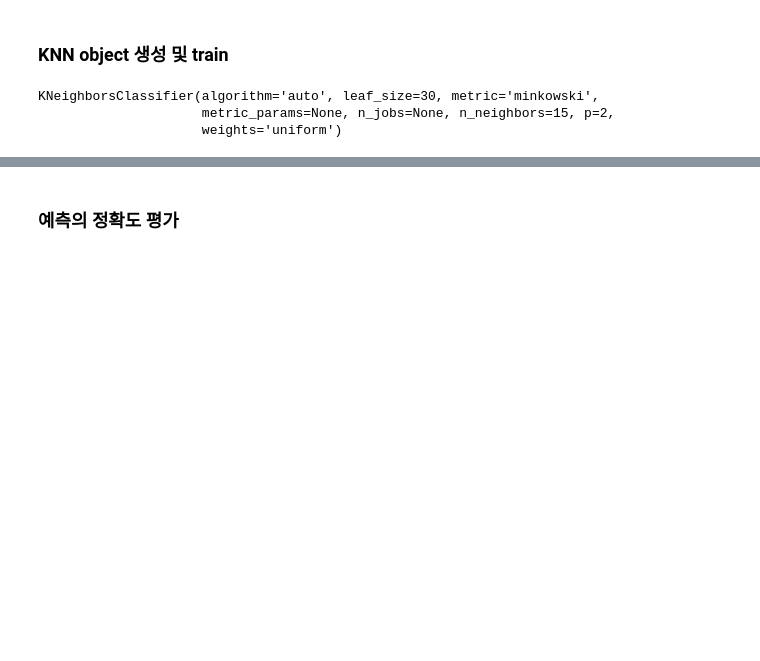
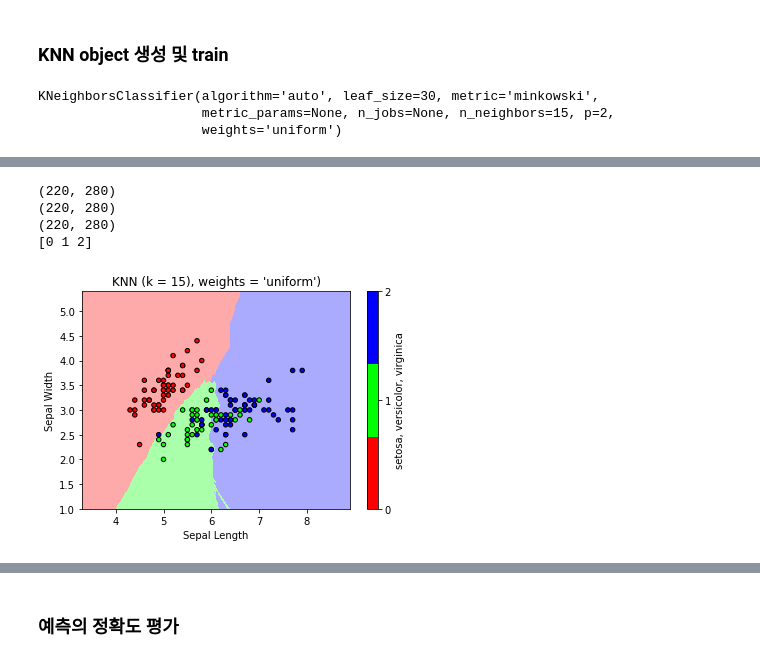
Before and after one commit to ironmanciti/MachineLearningBasic, a Jupyter notebook: 030.KNN.ipynb, the cells around one changed output, grey strips where cells are left out. Drawn from its saved outputs; the diff is of its cells as text; code cells hidden in the pictures; blank space fills up the shorter version.

Commit message:
visual

```diff
--- a/030.KNN.ipynb
+++ b/030.KNN.ipynb
@@ -80,3 +89,43 @@ array([[15,  0,  0],
+# %%
+import matplotlib.pyplot as plt
+%matplotlib inline
+from matplotlib.colors import ListedColormap
+
+x1_min, x1_max = X[:, 0].min() - 1, X[:, 0].max() + 1       # petal 의 최소, 최대값
+x2_min, x2_max = X[:, 1].min() - 1, X[:, 1].max() + 1       # sepal 의 최소, 최대값
+
+X1, X2 = np.meshgrid(np.arange(x1_min, x1_max, 0.02), np.arange(x2_min, x2_max, 0.02))
+XX = np.column_stack([X1.ravel(), X2.ravel()])
+y_pred = clf.predict(XX)
+y_pred = y_pred.reshape(X1.shape)
+# %%
+print(X1.shape)
+print(X2.shape)
+print(y_pred.shape)
+print(np.unique(y_pred))
+# %% [output]
+(220, 280)
+(220, 280)
+(220, 280)
+[0 1 2]
+# %%
+# Create color maps
+cmap_bold = ListedColormap(['#FF0000', '#00FF00', '#0000FF'])    #rgb(255,0,0), rgb(0,255,0), rgb(0,0,255)
+cmap_light = ListedColormap(['#FFAAAA', '#AAFFAA', '#AAAAFF'])   #rgb(255, 170, 170), rgb(170, 255, 170), rgb(170, 170, 255)
+
+plt.figure()
+plt.pcolormesh(X1, X2, y_pred, cmap=cmap_light)    # 결정경계 표시
+
+plt.scatter(X[:, 0], X[:, 1], c=y, cmap=cmap_bold, edgecolor='k', s=20)    # true value (label) data 표시
+
+plt.xlim(x1_min, x1_max)
+plt.ylim(x2_min, x2_max)
+plt.xlabel('Sepal Length')
+plt.ylabel('Sepal Width')
+plt.title("KNN (k = 15), weights = 'uniform')")
+plt.colorbar(ticks=range(3), format='%d', label='setosa, versicolor, virginica');
+# %% [output]
+[figure, added]
 # %%
 import matplotlib.pyplot as plt
 from sklearn.metrics import plot_confusion_matrix
```
Also changed, not shown: parts of 6 cells of this notebook, 2 other files.
